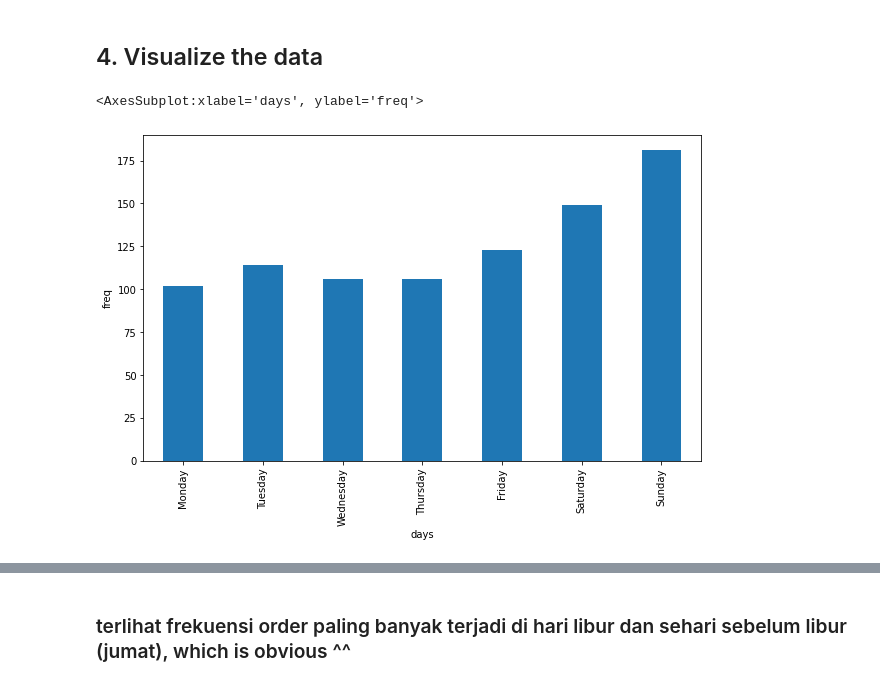
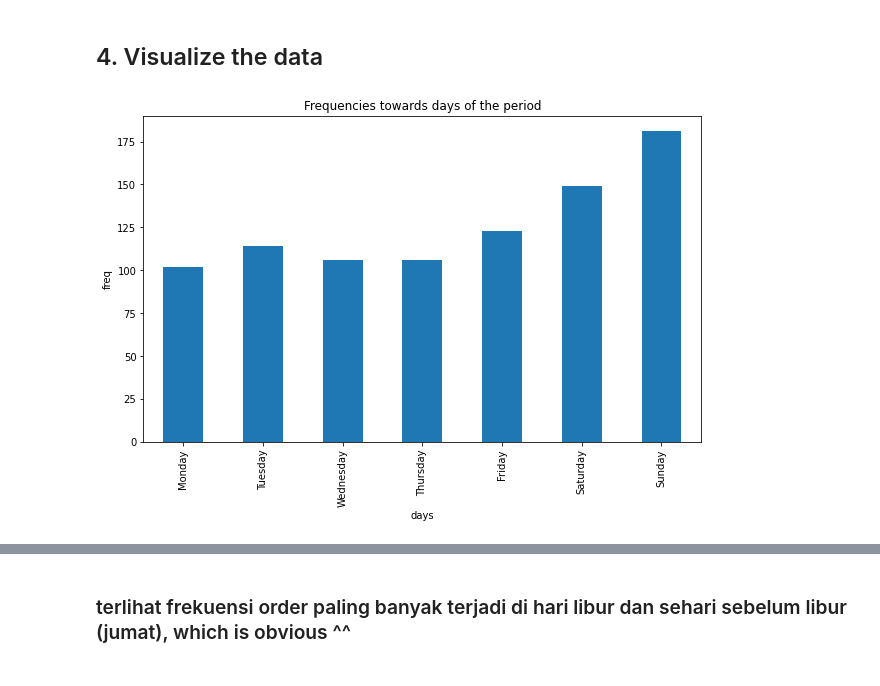
Before and after one commit to akhamr/data-visualize, a Jupyter notebook: notebook/the_code.ipynb, the cells around one changed output, grey strips where cells are left out. Saved outputs shown, nothing was run; the diff lists cells and outputs as text; code cells hidden in the pictures.

```diff
--- a/notebook/the_code.ipynb
+++ b/notebook/the_code.ipynb
@@ -161,9 +168,9 @@ df.reset_index(drop=True)
 # %%
 # Data grouping based on days of the period.
 
 days = ['Monday', 'Tuesday', 'Wednesday', 'Thursday', 'Friday', 'Saturday', 'Sunday']
-
-df.groupby(['days']).size().reindex(days).plot(kind='bar', figsize = (10,6), ylabel='freq')
+plot1 = df.groupby(['days']).size().reindex(days).plot(kind='bar', figsize = (10,6), ylabel='freq',
+                                                       title='Frequencies towards days of the period')
+plot1.figure.savefig('../img/freq-over-days.jpg')
 # %% [output]
-<AxesSubplot:xlabel='days', ylabel='freq'>
-[figure, old version]
+[figure, new version]
```
Also changed, not shown: parts of 8 cells of this notebook, 3 other files.
